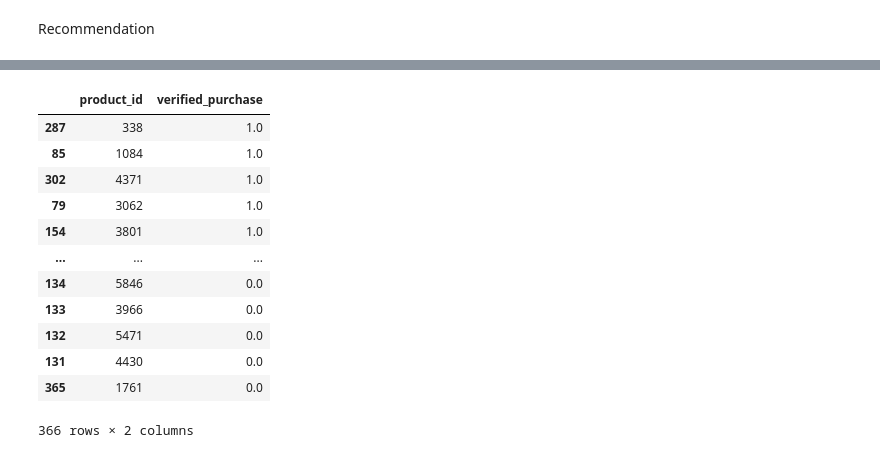
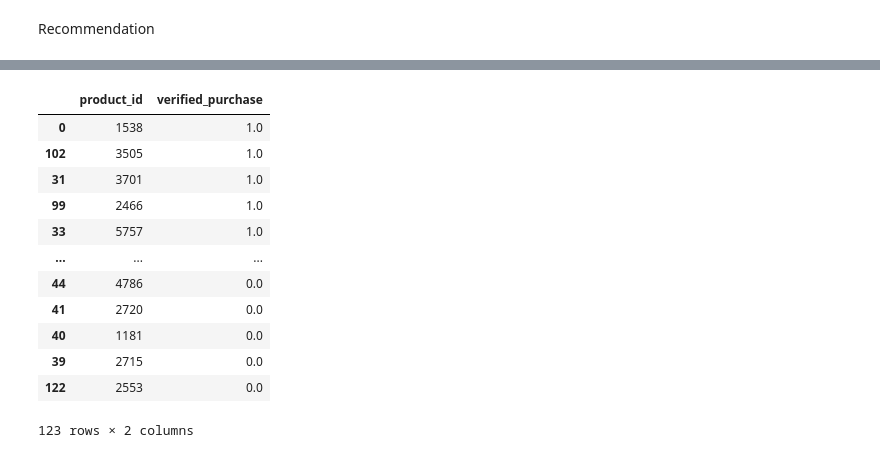
Before and after one commit to Ph1eu/Machine-Learning-And-Data-Mining-II, a Jupyter notebook: NCF.ipynb, the cells around one changed output, grey strips where cells are left out. Drawn from its saved outputs; the diff is of its cells as text; code cells hidden in the pictures.

```diff
--- a/NCF.ipynb
+++ b/NCF.ipynb
@@ -212,6 +199,7 @@ Epoch 10/10
-# %%
-model = model_rating
 # %%
-predictions = model.predict([np.array(train_data.customer_id), np.array(train_data.product_id)])
-for i in range(30,70):
-  print(f"riu: {train_data.star_rating.iloc[i]}, predicted: {(predictions[i][0])}")
+predictions = model_rating.predict([np.array(test_data.customer_id), np.array(test_data.product_id)])
+predictions = np.argmax(predictions, axis=1) + 1
+
+print(predictions[3])
+for i in range(80):
+  print(f"riu: {test_data.star_rating.iloc[i]}, predicted: {predictions[i]}")
@@ -263,14 +233,13 @@ def get_recommendations(model, desired_user_id):
   for user_id in neighbors:
       product_ids += list(train_data[train_data['customer_id'] == int(user_id)]['product_id'])
 
+  product_ids = list(set(product_ids))
+
   users = np.full(len(product_ids), desired_user_id, dtype='int32')
   items = np.array(product_ids, dtype='int32')
 
   #make predictions on the users and products
   predictions = model.predict([users,items],batch_size=100, verbose=0)
-  predictions = predictions.tolist()
-  predictions = [i[0] for i in predictions]
-  predictions = round_predictions(np.array(predictions))
   return product_ids, predictions
 # %%
 def round_predictions(arr):
@@ -282,6 +251,6 @@ def round_predictions(arr):
     return result
 # %%
 #user id to recommend the products to
-desired_user_id = train_data.customer_id[2]
+desired_user_id = int(train_data.iloc[69]['customer_id'])
 desired_user_id
 # %% [output]
@@ -309,20 +279,22 @@ results_df
 # %%
-product_ids, predictions = get_recommendations(model_verified_purchase, desired_user_id)
+product_ids, predictions = get_recommendations(model_vp, desired_user_id)
+predictions = [i[0] for i in predictions]
+predictions = round_predictions(np.array(predictions))
 results_df = pd.DataFrame({'product_id': product_ids, 'verified_purchase': predictions})
 results_df = results_df.sort_values(by='verified_purchase', ascending=False)
 #display recommended products in order using verified_purchase
 results_df
 # %% [output]
 |  | product_id | verified_purchase |
-| 287 | 338 | 1.0 |
-| 85 | 1084 | 1.0 |
-| 302 | 4371 | 1.0 |
-| 79 | 3062 | 1.0 |
-| 154 | 3801 | 1.0 |
+| 0 | 1538 | 1.0 |
+| 102 | 3505 | 1.0 |
+| 31 | 3701 | 1.0 |
+| 99 | 2466 | 1.0 |
+| 33 | 5757 | 1.0 |
 | ... | ... | ... |
-| 134 | 5846 | 0.0 |
-| 133 | 3966 | 0.0 |
-| 132 | 5471 | 0.0 |
-| 131 | 4430 | 0.0 |
-| 365 | 1761 | 0.0 |
+| 44 | 4786 | 0.0 |
+| 41 | 2720 | 0.0 |
+| 40 | 1181 | 0.0 |
+| 39 | 2715 | 0.0 |
+| 122 | 2553 | 0.0 |
-366 rows × 2 columns
+123 rows × 2 columns
```
Also changed, not shown: parts of 18 cells of this notebook, 2 other files.
